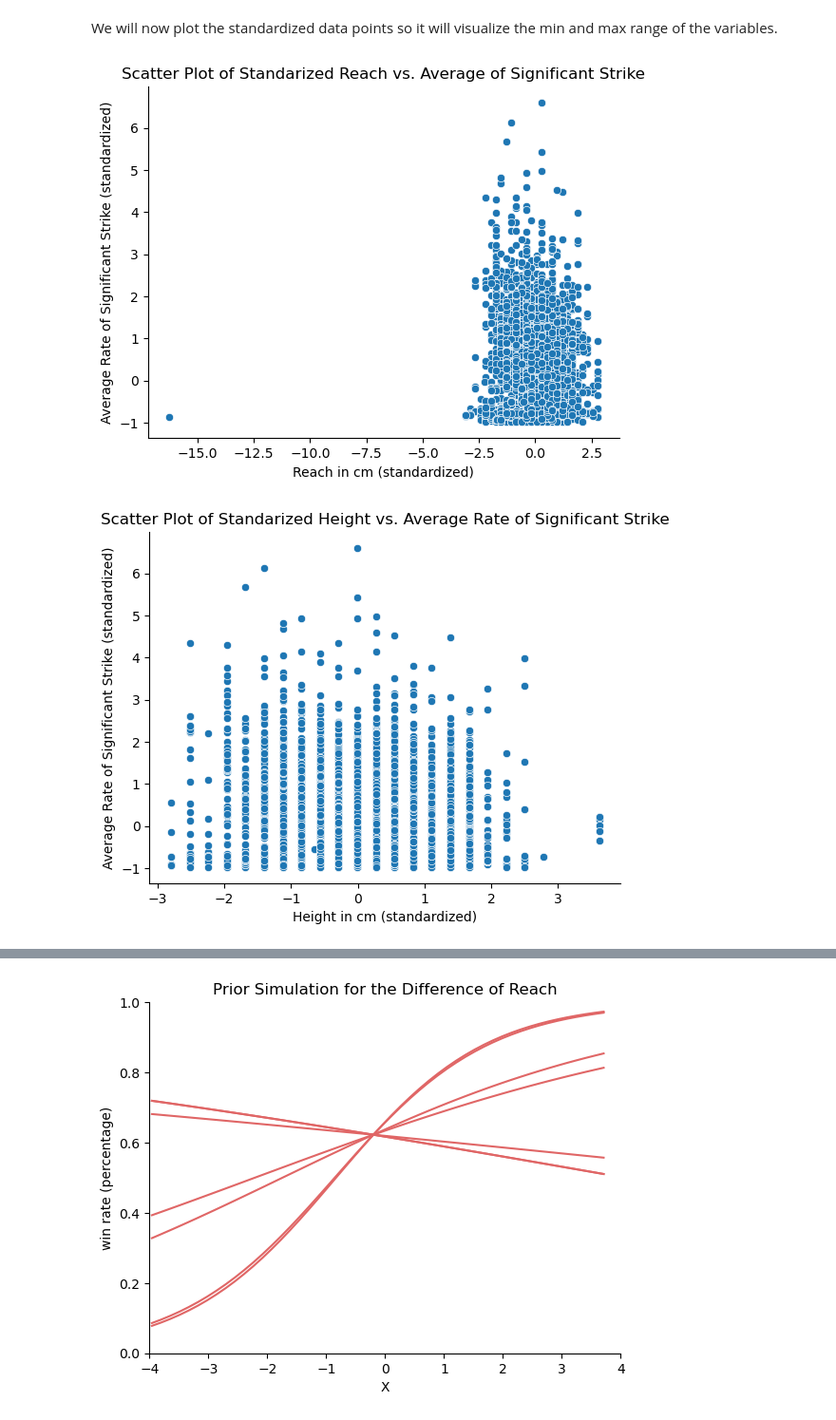
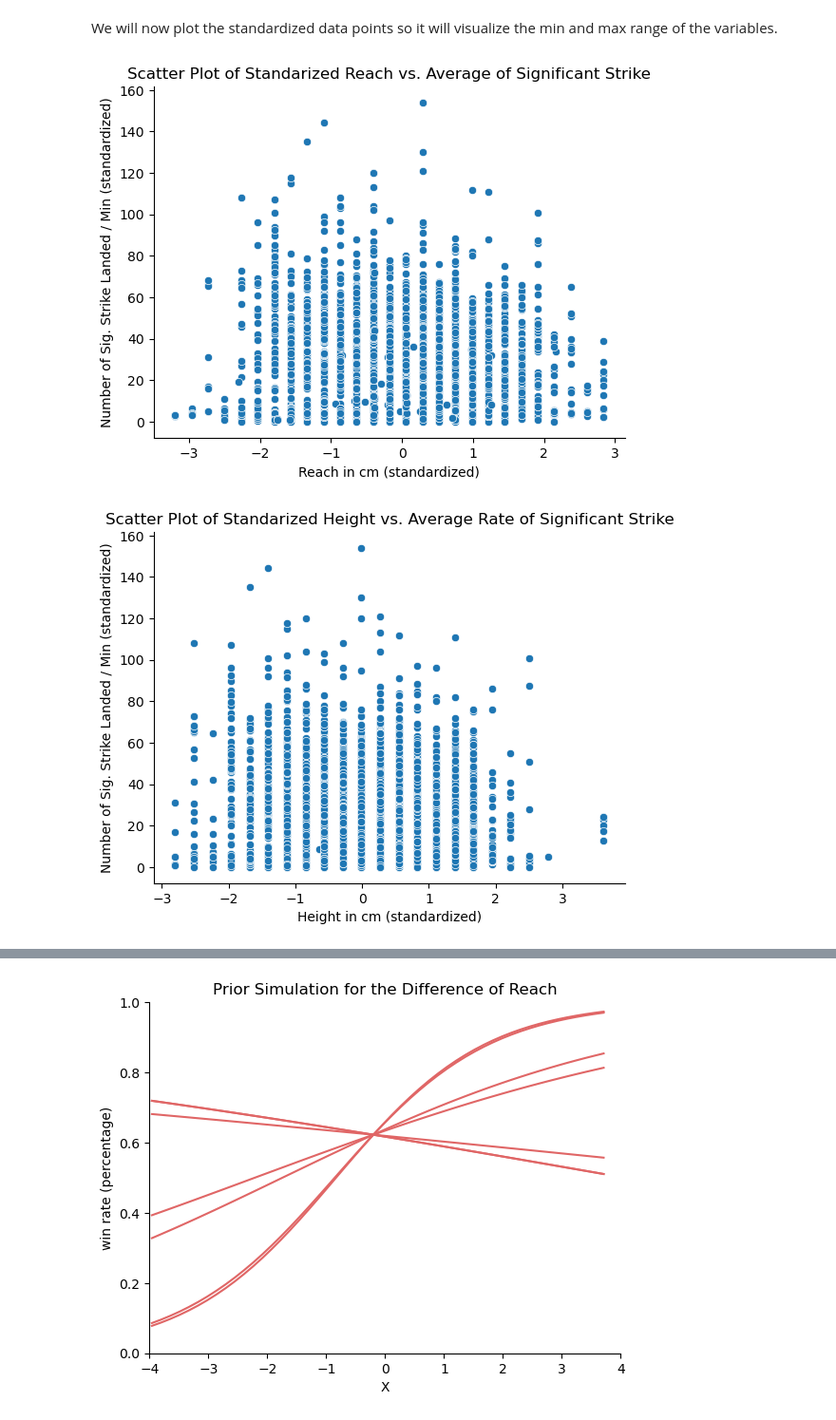
Before and after one commit to harrisonahn1129/UFC_Fights_HRSS_analysis, a Jupyter notebook: Final_Project-2.ipynb, the cells around one changed output, grey strips where cells are left out. Shown at 95% size. Drawn from its saved outputs; the diff is of its cells as text; code cells hidden in the pictures.

```diff
--- a/Final_Project-2.ipynb
+++ b/Final_Project-2.ipynb
@@ -79,14 +79,29 @@ We will first examine if there exist any inappropriate data, such as NaN or nega
 # %%
 # Check if there is any NaN values
-print(df.isna().any().any())
+print("Any NaN data points in the dataset:\n", df.isna().any().any())
 
 # Check if there is any negative values
-print(np.where(df[columns] < 0))
+print("\nAny data points containing negative values:\n", np.where(df[columns] < 0))
+
+# Check if there is any 0 values for reach or height data
+print("\nAny reach or height data points contating 0 values:\n", np.where(df[["BlueReachCms", "BlueHeightCms"]] == 0))
 
 # If there is any NaN values, drop them
 if df.isna().any().any():
     df = df.dropna()
 
+# If there is any 0 values for reach, drop them
+for i in np.where(df[["BlueReachCms", "BlueHeightCms"]] == 0)[0]:
+    df = df.drop(i)
+
+# If there is any 0 values for height, drop them
+for i in np.where(df[["BlueReachCms", "BlueHeightCms"]] == 0)[1]:
+    df = df.drop(i)
+
+pre_processed_df = df
+
 # Check if there is any NaN values again
-print(df.isna().any().any())
+print("\nAny NaN data points in the dataset after cleaning:\n", pre_processed_df.isna().any().any())
+print("\nAny reach or height data points containing 0 calues after cleaning:\n",
+      np.where(pre_processed_df[["BlueReachCms", "BlueHeightCms"]] == 0))
 # %% [output]
@@ -96,19 +122,19 @@ False
 # %% [markdown]
 We will now plot the standardized data points so it will visualize the min and max range of the variables.
 # %%
-sns.scatterplot(x = standardize(df.BlueReachCms), y = standardize(df.BlueAvgSigStrLanded))
+sns.scatterplot(x = standardize(pre_processed_df.BlueReachCms), y = pre_processed_df.BlueAvgSigStrLanded)
 plt.xlabel("Reach in cm (standardized)")
-plt.ylabel("Average Rate of Significant Strike (standardized)")
+plt.ylabel("Number of Sig. Strike Landed / Min (standardized)")
 plt.title("Scatter Plot of Standarized Reach vs. Average of Significant Strike")
 sns.despine();
 # %% [output]
-[figure, old version]
+[figure, new version]
 # %%
-sns.scatterplot(x = standardize(df.BlueHeightCms), y = standardize(df.BlueAvgSigStrLanded))
+sns.scatterplot(x = standardize(pre_processed_df.BlueHeightCms), y = pre_processed_df.BlueAvgSigStrLanded)
 plt.xlabel("Height in cm (standardized)")
-plt.ylabel("Average Rate of Significant Strike (standardized)")
+plt.ylabel("Number of Sig. Strike Landed / Min (standardized)")
 plt.title("Scatter Plot of Standarized Height vs. Average Rate of Significant Strike")
 sns.despine();
 # %% [output]
-[figure, old version]
+[figure, new version]
 # %%
```
Also changed, not shown: parts of 27 cells of this notebook, 1 other file.
